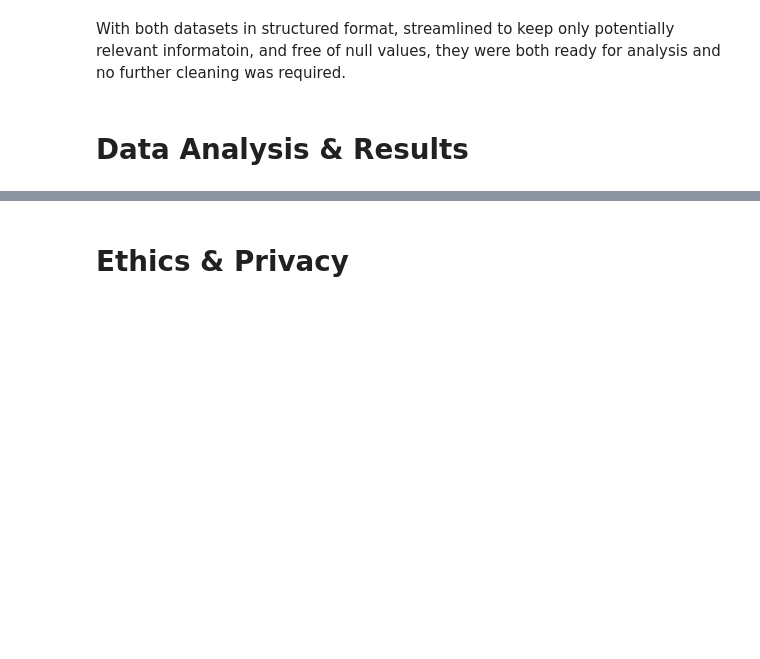
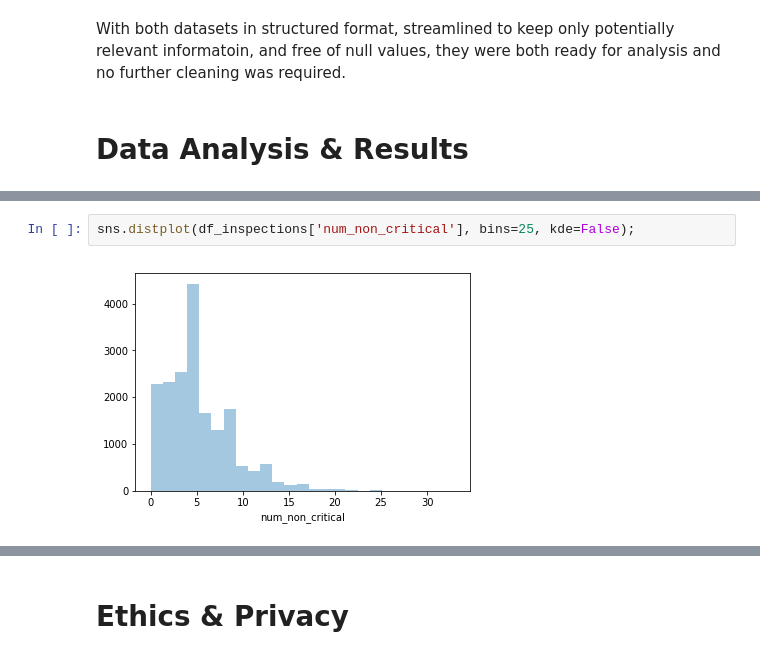
Before and after one commit to COGS108/individual_sp20, a Jupyter notebook: final_project/FinalProject_cribeiro23.ipynb, the cells around one changed output, grey strips where cells are left out. Drawn from its saved outputs; the diff is of its cells as text; blank space fills up the shorter version.

```diff
--- a/final_project/FinalProject_cribeiro23.ipynb
+++ b/final_project/FinalProject_cribeiro23.ipynb
@@ -144,0 +199,4 @@ Include cells that describe the steps in your data analysis.
+# %%
+sns.distplot(df_inspections['num_non_critical'], bins=25, kde=False);
+# %% [output]
+[figure, added]
```
Also changed, not shown: parts of 45 cells of this notebook.
